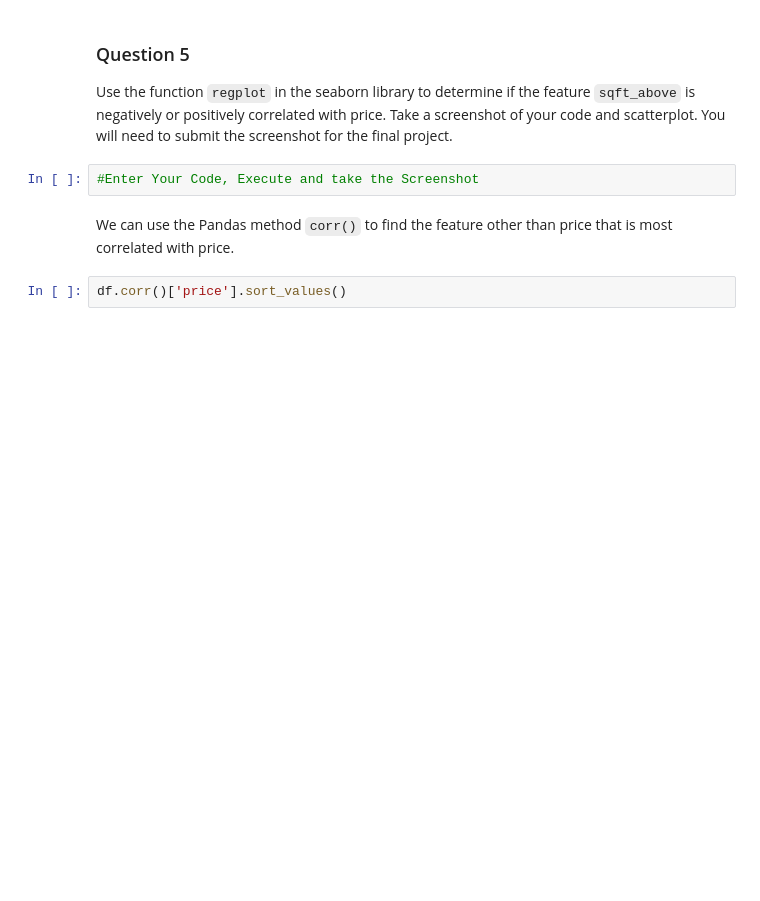
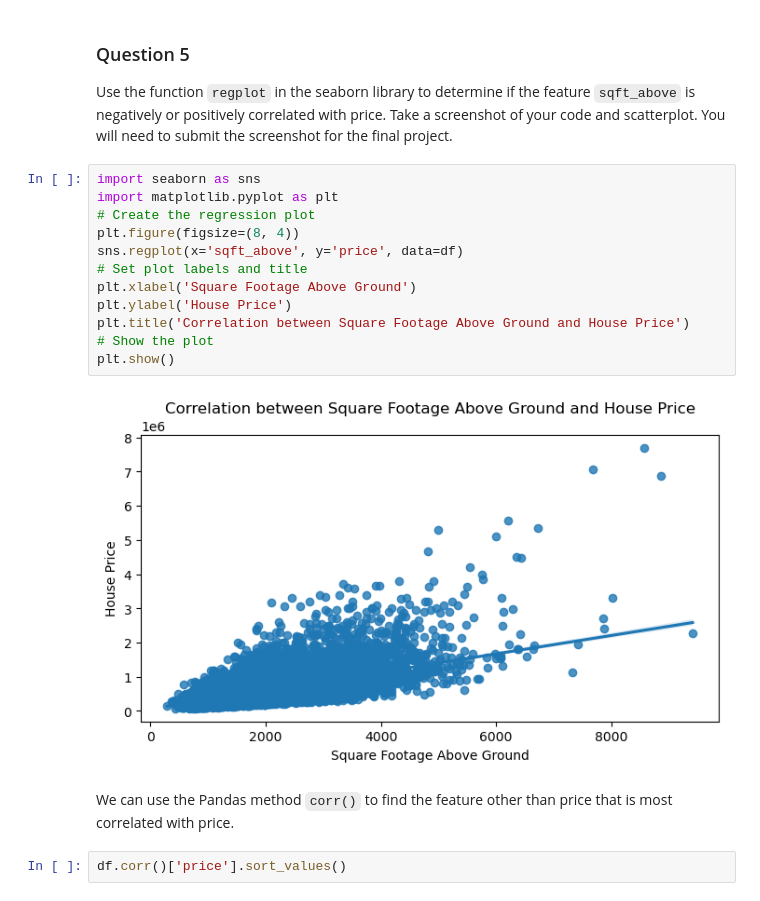
Before and after one commit to jparep/statistical-analysis, a Jupyter notebook: house_sale_data.ipynb, the cells around one changed output. Cells and saved outputs as stored; diff of their text form; blank space fills up the shorter version.

```diff
--- a/house_sale_data.ipynb
+++ b/house_sale_data.ipynb
@@ -219,8 +295,20 @@ Use the function <code>boxplot</code> in the seaborn library  to  determine whet
 ### Question 5
 
 Use the function <code>regplot</code>  in the seaborn library  to  determine if the feature <code>sqft_above</code> is negatively or positively correlated with price. Take a screenshot of your code and scatterplot. You will need to submit the screenshot for the final project.
-# %%
-#Enter Your Code, Execute and take the Screenshot
+# %%
+import seaborn as sns
+import matplotlib.pyplot as plt
+# Create the regression plot
+plt.figure(figsize=(8, 4))
+sns.regplot(x='sqft_above', y='price', data=df)
+# Set plot labels and title
+plt.xlabel('Square Footage Above Ground')
+plt.ylabel('House Price')
+plt.title('Correlation between Square Footage Above Ground and House Price')
+# Show the plot
+plt.show()
+# %% [output]
+[figure, added]
 # %% [markdown]
 We can use the Pandas method <code>corr()</code>  to find the feature other than price that is most correlated with price.
 # %%
```
Also changed, not shown: parts of 31 cells of this notebook.
